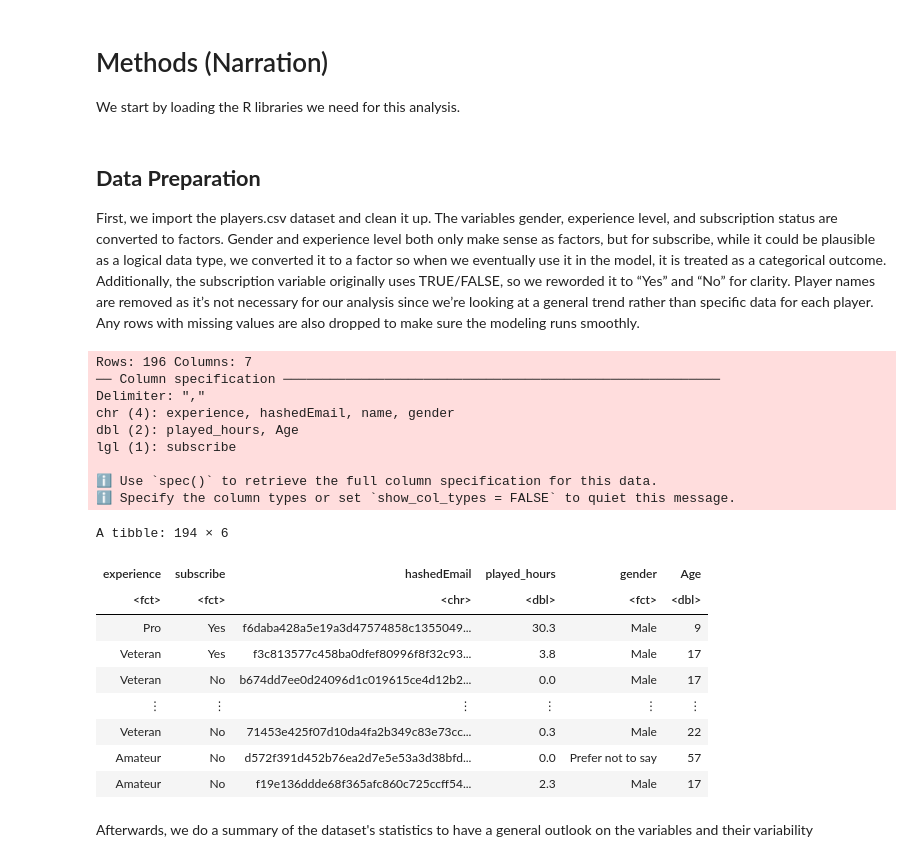
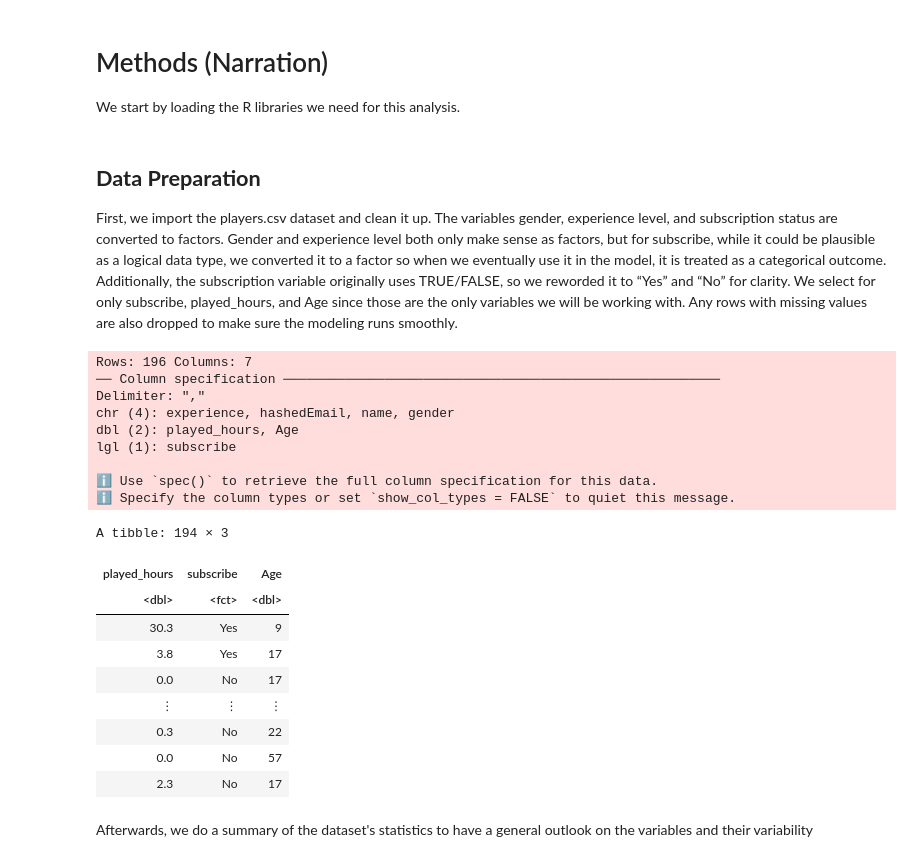
Before and after one commit to RadinAlikhani/DSCI-100-GROUP-PROJECT-REPOSITORY, a Jupyter notebook: Group Project .ipynb, the cells around one changed output. Cells and saved outputs as stored; diff of their text form; code cells hidden in the pictures.

Commit message:
further tidied data

```diff
--- a/Group Project .ipynb
+++ b/Group Project .ipynb
@@ -68,35 +67,35 @@ options(repr.matrix.max.rows = 6)
 # %% [markdown]
 ## **Data Preparation**
 
-First, we import the players.csv dataset and clean it up. The variables gender, experience level, and subscription status are converted to factors. Gender and experience level both only make sense as factors, but for subscribe, while it could be plausible as a logical data type, we converted it to a factor so when we eventually use it in the model, it is treated as a categorical outcome. Additionally, the subscription variable originally uses TRUE/FALSE, so we reworded it to “Yes” and “No” for clarity. Player names are removed as it’s not necessary for our analysis since we’re looking at a general trend rather than specific data for each player. Any rows with missing values are also dropped to make sure the modeling runs smoothly.
+First, we import the players.csv dataset and clean it up. The variables gender, experience level, and subscription status are converted to factors. Gender and experience level both only make sense as factors, but for subscribe, while it could be plausible as a logical data type, we converted it to a factor so when we eventually use it in the model, it is treated as a categorical outcome. Additionally, the subscription variable originally uses TRUE/FALSE, so we reworded it to “Yes” and “No” for clarity. We select for only subscribe, played_hours, and Age since those are the only variables we will be working with. Any rows with missing values are also dropped to make sure the modeling runs smoothly.
 # %%
 players<-read_csv("https://raw.githubusercontent.com/RadinAlikhani/DSCI-100-GROUP-PROJECT-REPOSITORY/refs/heads/main/players.csv")|>
     mutate(gender=as_factor(gender),experience=as_factor(experience),subscribe=as_factor(subscribe))|>
     mutate(subscribe=fct_recode(subscribe, "Yes" = "TRUE", "No" = "FALSE"))|>
-    select(-name)|>
+    select(played_hours,subscribe,Age)|>
     drop_na()
 
 players
 # %% [output]
 Rows: 196 Columns: 7
 ── Column specification ────────────────────────────────────────────────────────
 Delimiter: ","
 chr (4): experience, hashedEmail, name, gender
 dbl (2): played_hours, Age
 lgl (1): subscribe
 
 ℹ Use `spec()` to retrieve the full column specification for this data.
 ℹ Specify the column types or set `show_col_types = FALSE` to quiet this message.
-A tibble: 194 × 6
+A tibble: 194 × 3
-| experience | subscribe | hashedEmail | played_hours | gender | Age |
-| <fct> | <fct> | <chr> | <dbl> | <fct> | <dbl> |
-| Pro | Yes | f6daba428a5e19a3d47574858c1355049... | 30.3 | Male | 9 |
-| Veteran | Yes | f3c813577c458ba0dfef80996f8f32c93... | 3.8 | Male | 17 |
-| Veteran | No | b674dd7ee0d24096d1c019615ce4d12b2... | 0.0 | Male | 17 |
-| ⋮ | ⋮ | ⋮ | ⋮ | ⋮ | ⋮ |
-| Veteran | No | 71453e425f07d10da4fa2b349c83e73cc... | 0.3 | Male | 22 |
-| Amateur | No | d572f391d452b76ea2d7e5e53a3d38bfd... | 0.0 | Prefer not to say | 57 |
-| Amateur | No | f19e136ddde68f365afc860c725ccff54... | 2.3 | Male | 17 |
+| played_hours | subscribe | Age |
+| <dbl> | <fct> | <dbl> |
+| 30.3 | Yes | 9 |
+| 3.8 | Yes | 17 |
+| 0.0 | No | 17 |
+| ⋮ | ⋮ | ⋮ |
+| 0.3 | No | 22 |
+| 0.0 | No | 57 |
+| 2.3 | No | 17 |
 # %% [markdown]
 Afterwards, we do a summary of the dataset's statistics to have a general outlook on the variables and their variability
 # %%
```
Also changed, not shown: parts of 3 cells of this notebook.
